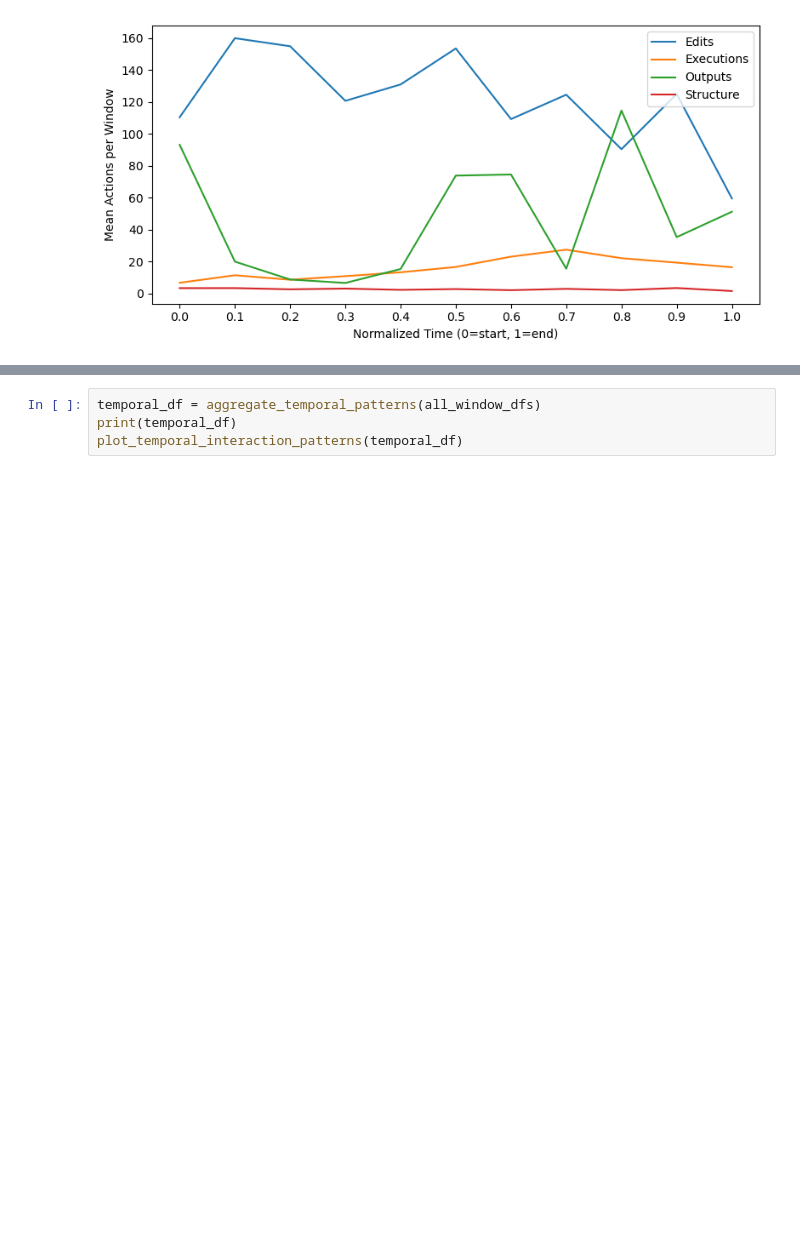
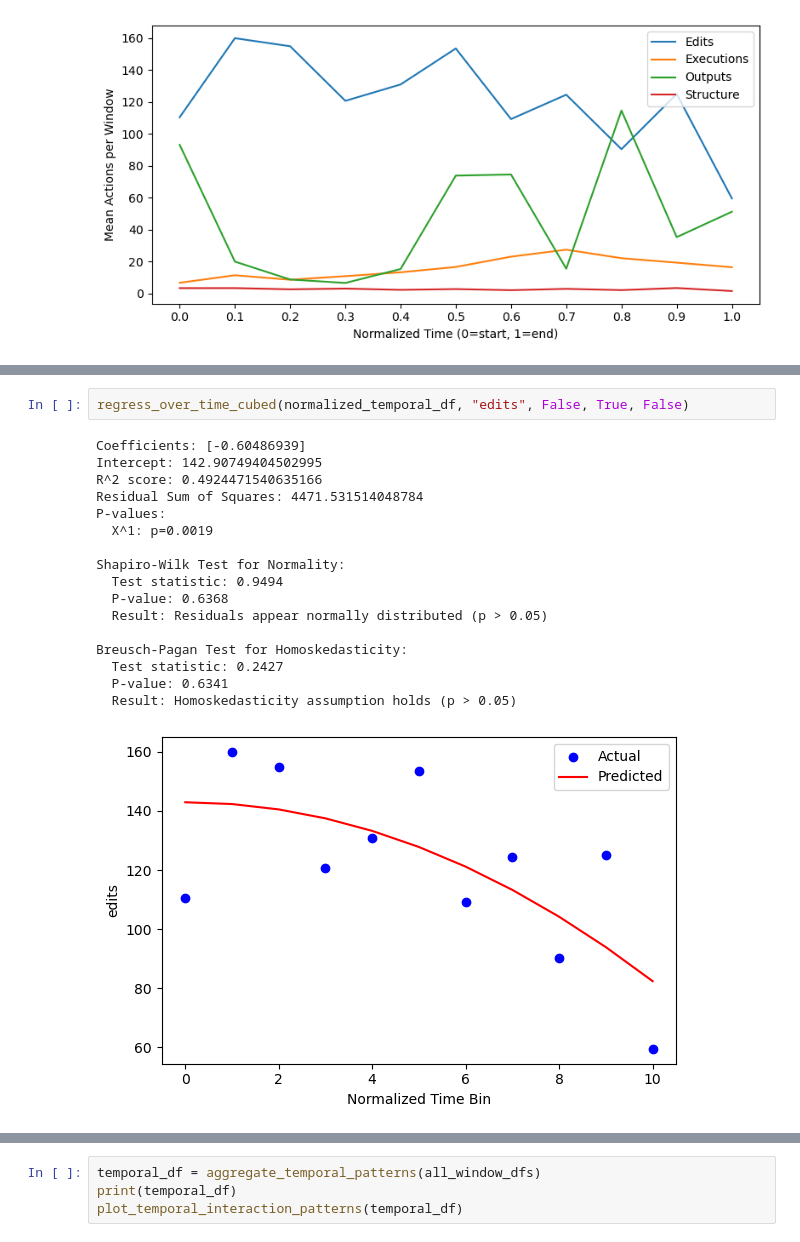
Before and after one commit to klmoviat/AnalysisNotebookUsage, a Jupyter notebook: rq2.ipynb, the cells around one changed output, grey strips where cells are left out. Drawn from its saved outputs; the diff is of its cells as text; blank space fills up the shorter version.

```diff
--- a/rq2.ipynb
+++ b/rq2.ipynb
@@ -1020,0 +955,20 @@ plot_temporal_interaction_patterns(normalized_temporal_df,
+# %%
+regress_over_time_cubed(normalized_temporal_df, "edits", False, True, False)
+# %% [output]
+Coefficients: [-0.60486939]
+Intercept: 142.90749404502995
+R^2 score: 0.4924471540635166
+Residual Sum of Squares: 4471.531514048784
+P-values:
+  X^1: p=0.0019
+
+Shapiro-Wilk Test for Normality:
+  Test statistic: 0.9494
+  P-value: 0.6368
+  Result: Residuals appear normally distributed (p > 0.05)
+
+Breusch-Pagan Test for Homoskedasticity:
+  Test statistic: 0.2427
+  P-value: 0.6341
+  Result: Homoskedasticity assumption holds (p > 0.05)
+[figure, added]
```
Also changed, not shown: parts of 24 cells of this notebook.
